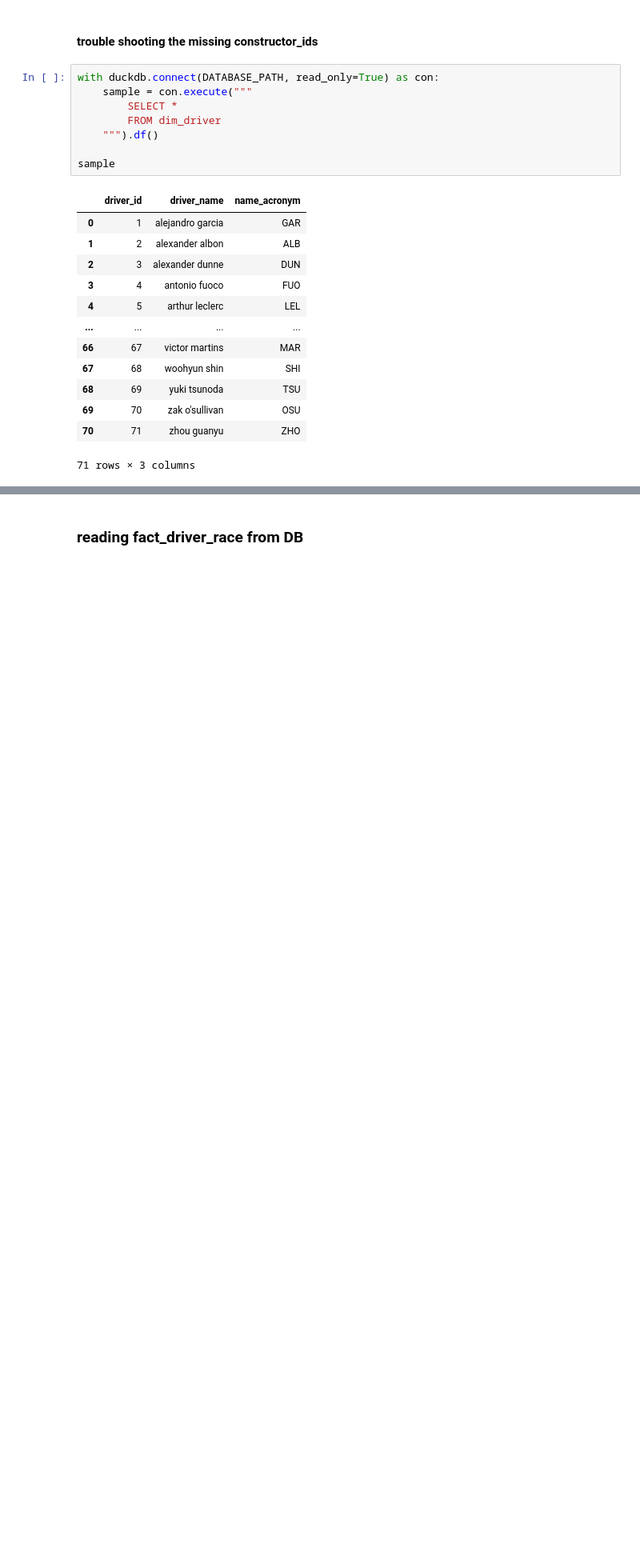
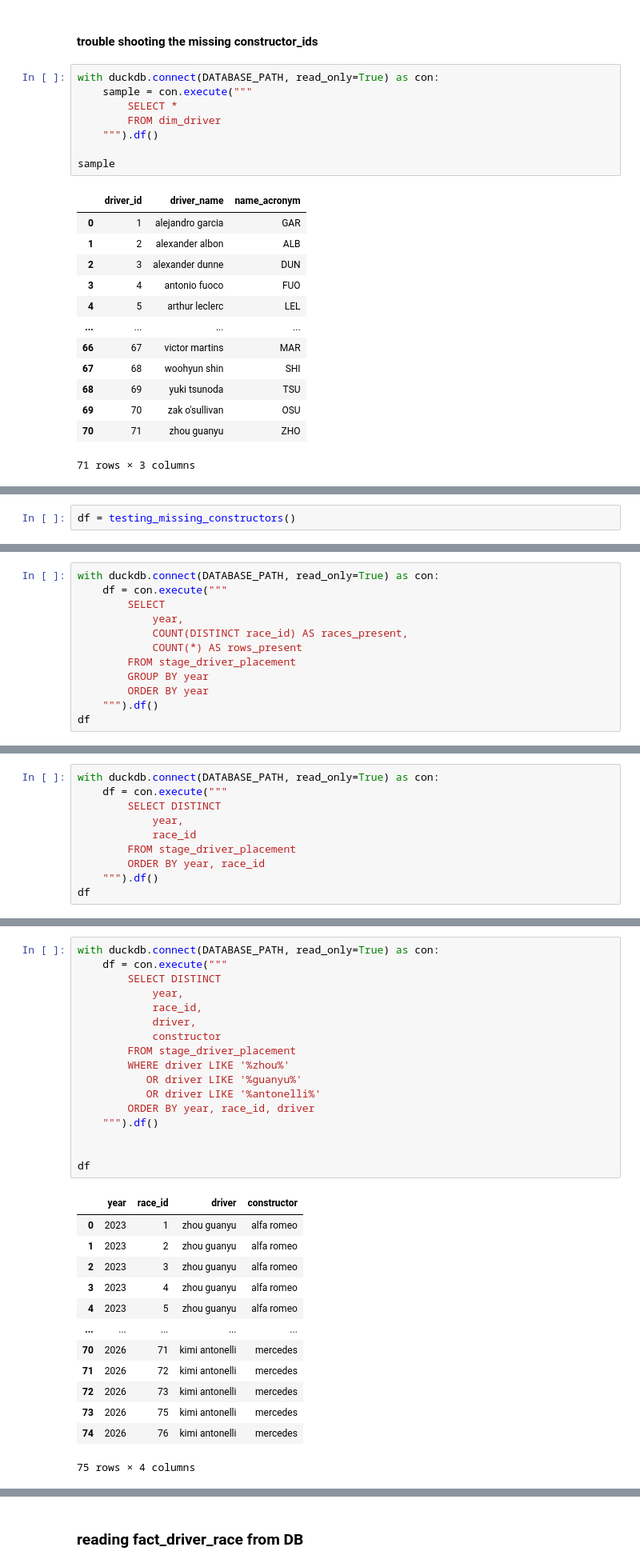
Before and after one commit to jguptil1/F1Fantasy, a Jupyter notebook: src/ingestion/database_testing.ipynb, the cells around one changed output, grey strips where cells are left out. Shown at 80% size. Drawn from its saved outputs; the diff is of its cells as text; blank space fills up the shorter version.

```diff
--- a/src/ingestion/database_testing.ipynb
+++ b/src/ingestion/database_testing.ipynb
@@ -954,0 +1009,2 @@ sample
+# %%
+df = testing_missing_constructors()
@@ -954,0 +1089,12 @@ sample
+# %%
+with duckdb.connect(DATABASE_PATH, read_only=True) as con:
+    df = con.execute("""
+        SELECT
+            year,
+            COUNT(DISTINCT race_id) AS races_present,
+            COUNT(*) AS rows_present
+        FROM stage_driver_placement
+        GROUP BY year
+        ORDER BY year
+    """).df()
+df
@@ -954,0 +1107,10 @@ sample
+# %%
+with duckdb.connect(DATABASE_PATH, read_only=True) as con:
+    df = con.execute("""
+        SELECT DISTINCT
+            year,
+            race_id
+        FROM stage_driver_placement
+        ORDER BY year, race_id
+    """).df()
+df
@@ -954,0 +1131,31 @@ sample
+# %%
+with duckdb.connect(DATABASE_PATH, read_only=True) as con:
+    df = con.execute("""
+        SELECT DISTINCT
+            year,
+            race_id,
+            driver,
+            constructor
+        FROM stage_driver_placement
+        WHERE driver LIKE '%zhou%'
+           OR driver LIKE '%guanyu%'
+           OR driver LIKE '%antonelli%'
+        ORDER BY year, race_id, driver
+    """).df()
+
+
+df
+# %% [output]
+|  | year | race_id | driver | constructor |
+| 0 | 2023 | 1 | zhou guanyu | alfa romeo |
+| 1 | 2023 | 2 | zhou guanyu | alfa romeo |
+| 2 | 2023 | 3 | zhou guanyu | alfa romeo |
+| 3 | 2023 | 4 | zhou guanyu | alfa romeo |
+| 4 | 2023 | 5 | zhou guanyu | alfa romeo |
+| ... | ... | ... | ... | ... |
+| 70 | 2026 | 71 | kimi antonelli | mercedes |
+| 71 | 2026 | 72 | kimi antonelli | mercedes |
+| 72 | 2026 | 73 | kimi antonelli | mercedes |
+| 73 | 2026 | 75 | kimi antonelli | mercedes |
+| 74 | 2026 | 76 | kimi antonelli | mercedes |
+75 rows × 4 columns
```
Also changed, not shown: parts of 21 cells of this notebook, 5 other files.
